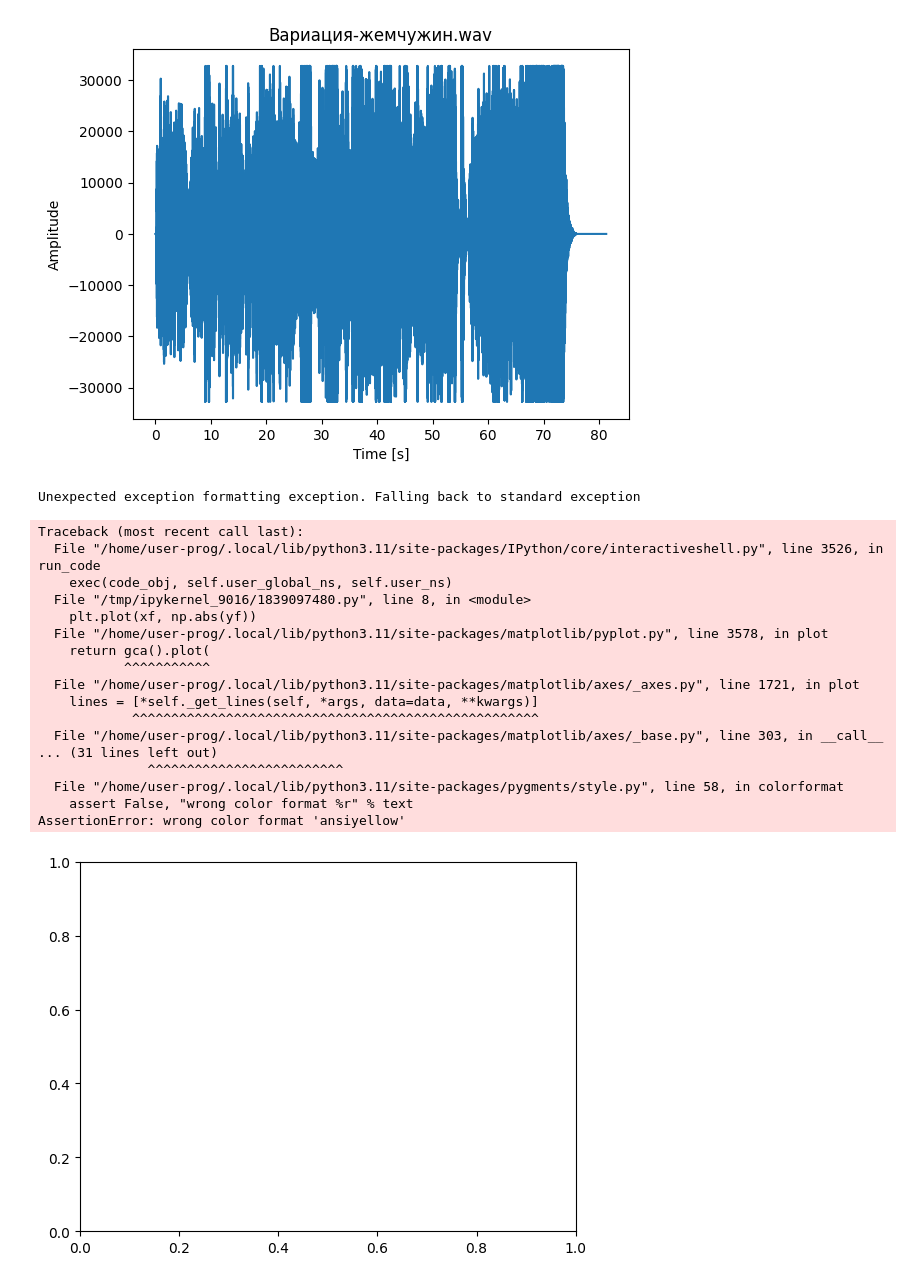
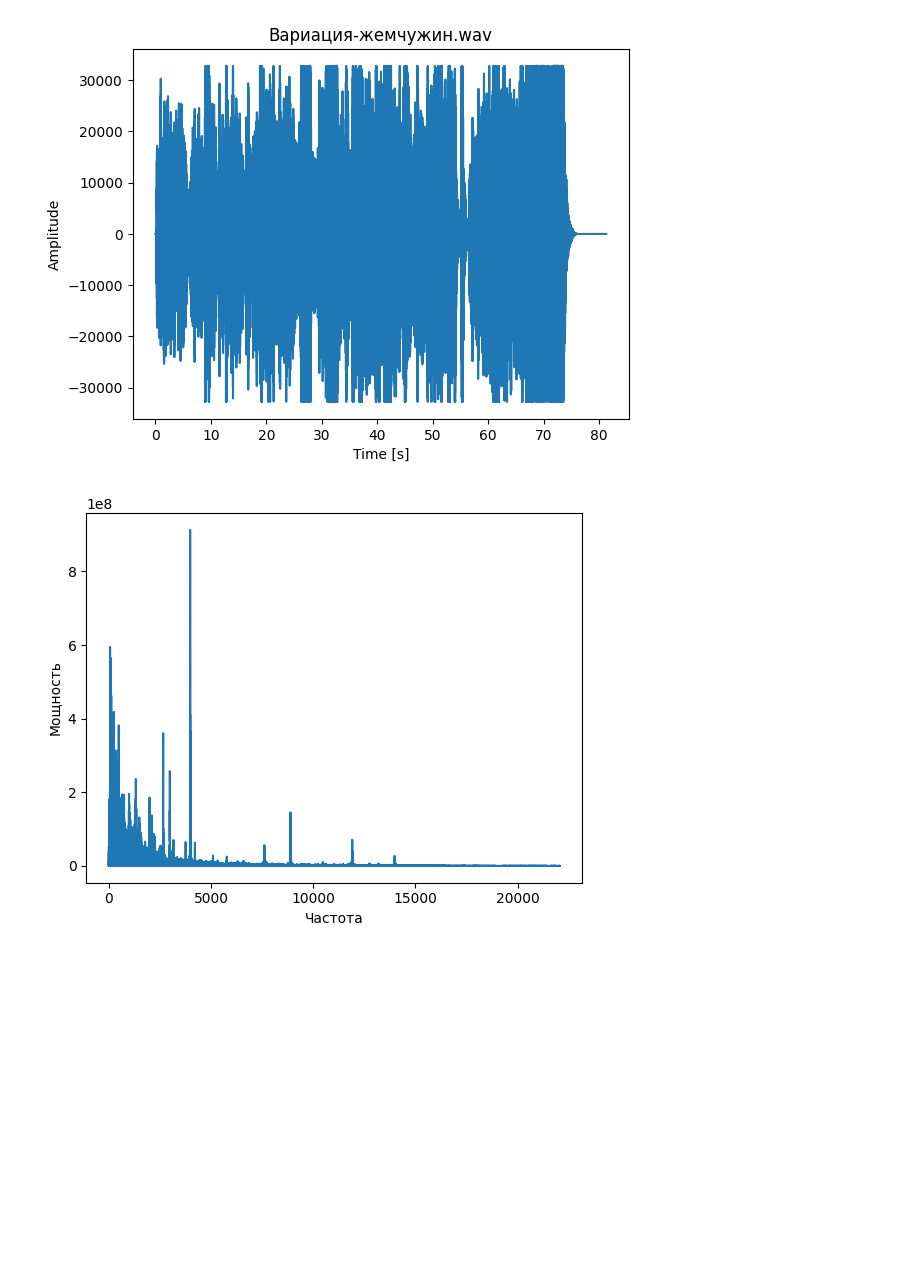
Before and after one commit to nastya03iva/TimeSeries, a Jupyter notebook: hw11/hw11.ipynb, the cells around one changed output. Cells and saved outputs as stored; diff of their text form; code cells hidden in the pictures; blank space fills up the shorter version.

```diff
--- a/hw11/hw11.ipynb
+++ b/hw11/hw11.ipynb
@@ -42,33 +42,15 @@ plt.show()
 # %%
 from scipy.fft import  rfft, rfftfreq, irfft
 
-N = int(samplerate * duration)
+N = len(canal1)
 
 yf = rfft(canal1)
 xf = rfftfreq(N, 1 / samplerate)
 
 plt.plot(xf, np.abs(yf))
 plt.xlabel('Частота')
 plt.ylabel('Мощность')
 plt.show()
 # %% [output]
-Unexpected exception formatting exception. Falling back to standard exception
-Traceback (most recent call last):
-  File "/home/user-prog/.local/lib/python3.11/site-packages/IPython/core/interactiveshell.py", line 3526, in run_code
-    exec(code_obj, self.user_global_ns, self.user_ns)
-  File "/tmp/ipykernel_9016/1839097480.py", line 8, in <module>
-    plt.plot(xf, np.abs(yf))
-  File "/home/user-prog/.local/lib/python3.11/site-packages/matplotlib/pyplot.py", line 3578, in plot
-    return gca().plot(
-           ^^^^^^^^^^^
-  File "/home/user-prog/.local/lib/python3.11/site-packages/matplotlib/axes/_axes.py", line 1721, in plot
-    lines = [*self._get_lines(self, *args, data=data, **kwargs)]
-            ^^^^^^^^^^^^^^^^^^^^^^^^^^^^^^^^^^^^^^^^^^^^^^^^^^^^
-  File "/home/user-prog/.local/lib/python3.11/site-packages/matplotlib/axes/_base.py", line 303, in __call__
-... (31 lines left out)
-              ^^^^^^^^^^^^^^^^^^^^^^^^^
-  File "/home/user-prog/.local/lib/python3.11/site-packages/pygments/style.py", line 58, in colorformat
-    assert False, "wrong color format %r" % text
-AssertionError: wrong color format 'ansiyellow'
-[figure, old version]
+[figure, new version]
 # %% [markdown]
```
Also changed, not shown: parts of 23 cells of this notebook.
